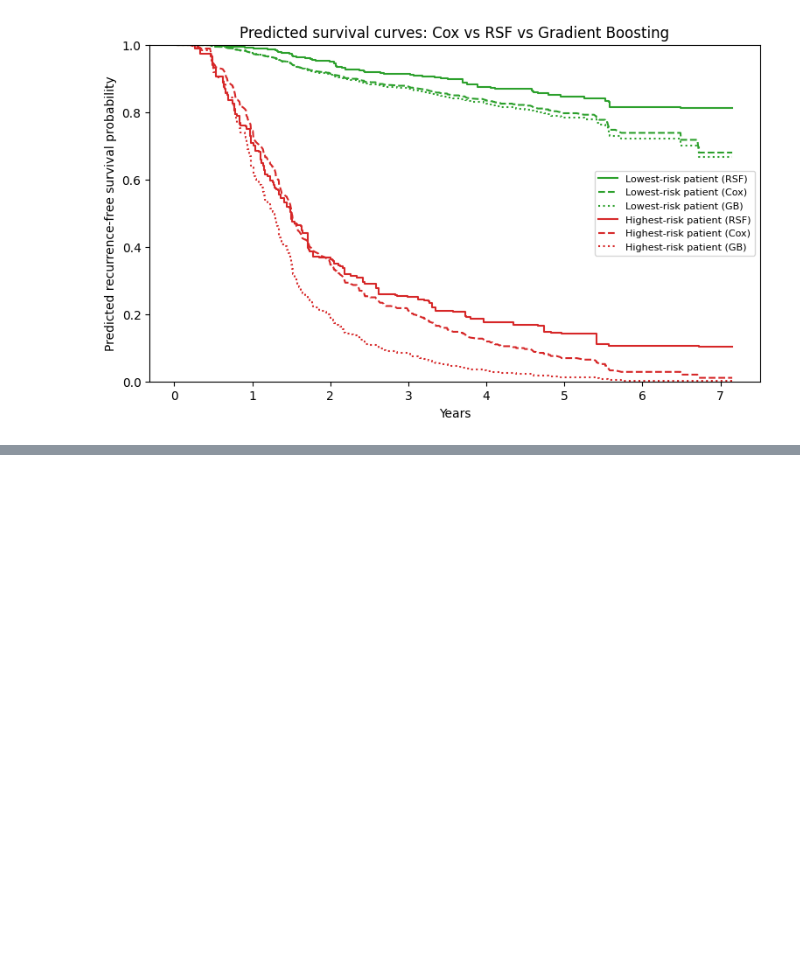
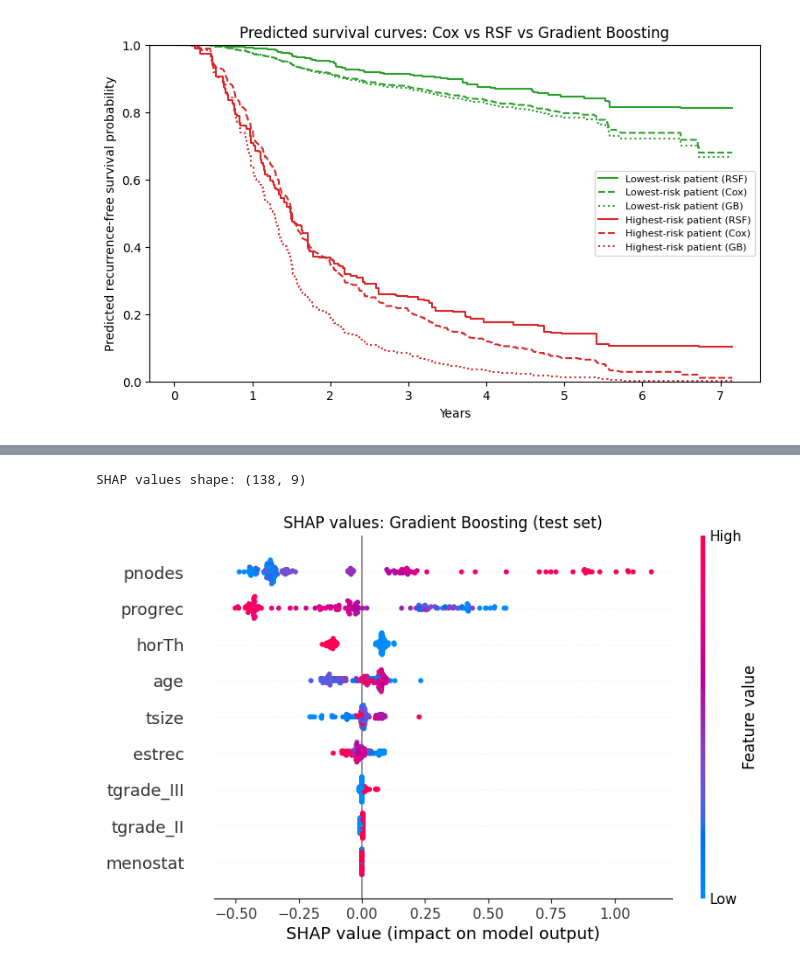
Before and after one commit to gerardagustina/breast-cancer-survival-analysis, a Jupyter notebook: notebooks/03_models.ipynb, the cells around one changed output, grey strips where cells are left out. Cells and saved outputs as stored; diff of their text form; code cells hidden in the pictures; blank space fills up the shorter version.

Commit message:
Add test evaluation, SHAP and risk stratification

```diff
--- a/notebooks/03_models.ipynb
+++ b/notebooks/03_models.ipynb
@@ -206,0 +260,20 @@ plt.show()
+# %%
+import shap
+
+background = X_train.sample(50, random_state=SEED)
+explainer = shap.Explainer(gbs.predict, background, algorithm="permutation", seed=SEED)
+shap_values = explainer(X_test)
+
+print("SHAP values shape:", shap_values.values.shape)
+# %% [output]
+SHAP values shape: (138, 9)
+# %%
+import os
+os.makedirs("figures", exist_ok=True)
+
+shap.plots.beeswarm(shap_values, show=False)
+plt.title("SHAP values: Gradient Boosting (test set)")
+plt.savefig("figures/shap_beeswarm.png", dpi=150, bbox_inches="tight")
+plt.show()
+# %% [output]
+[figure, added]
```
Also changed, not shown: parts of 8 cells of this notebook.
